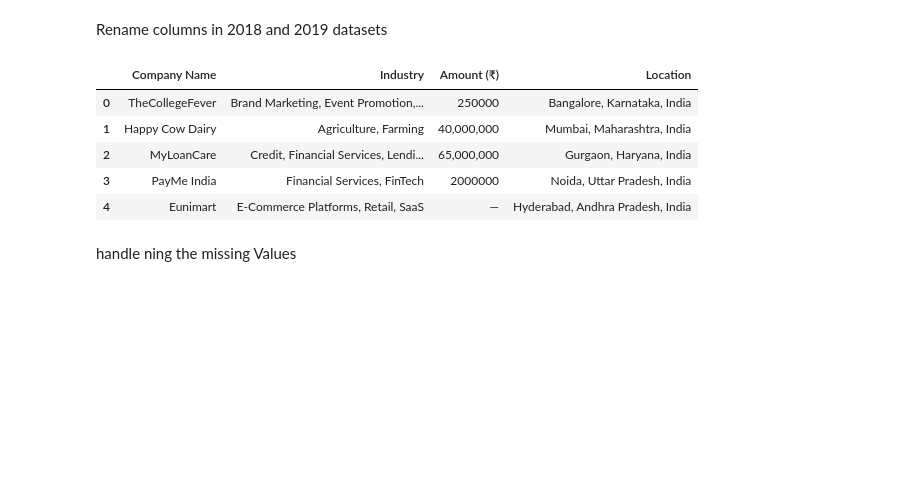
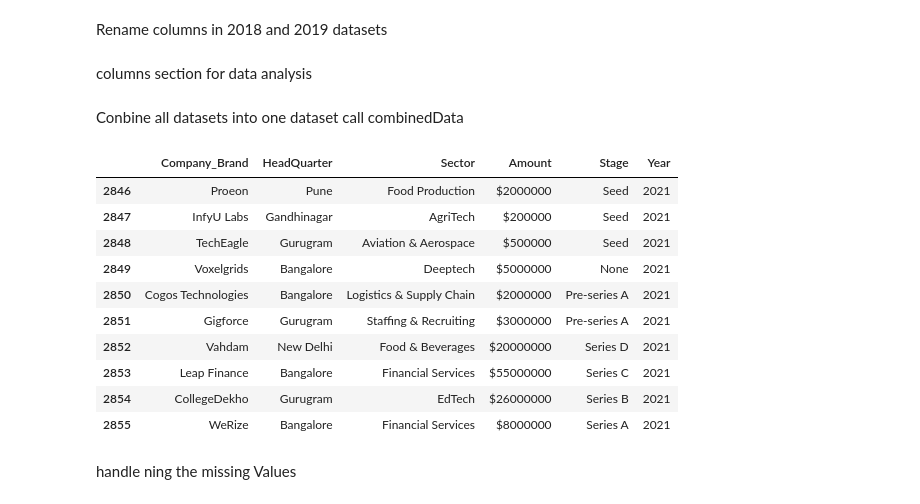
Before and after one commit to DelphinKdl/-Data-analysis-project-Data-Driven-Insights-for-Indian-Startup-Growth, a Jupyter notebook: notebook.ipynb, the cells around one changed output. Saved outputs shown, nothing was run; the diff lists cells and outputs as text; code cells hidden in the pictures; blank space fills up the shorter version.

Commit message:
concatinate the tables

```diff
--- a/notebook.ipynb
+++ b/notebook.ipynb
@@ -286,19 +286,33 @@ data_2021['Year'] = 2021
 # %%
 data_2018.rename(columns={'Company Name':'Company_Brand','Industry':'Sector','Round/Series':'Stage','Location':'HeadQuarter','About Company':'What it does'} ,inplace=True)
 data_2019.rename(columns={'Company/Brand':'Company_Brand','Amount($)':'Amount'},inplace=True)
+# %% [markdown]
+ columns section for data analysis
 # %%
 # Select the specified columns for analysis
-selected_columns_2018 = data_2018[["Company Name","Industry","Amount","Location",]]
-data_2018 = selected_columns_2018
-
-selected_columns_2019 =  data_2019[["Company/Brand", "HeadQuarter","Sector", "Amount($)"]]
-data_2019 = selected_columns_2019
-
-selected_columns_2020 = data_2020[["Company_Brand",  "Sector", "Amount", "HeadQuarter","Investor" ]]
-data_2020 = selected_columns_2020
-
-selected_columns_2021 = data_2021[["Company_Brand",  "Sector","Amount","HeadQuarter","Investor"]]
-data_2021 = selected_columns_2021
+data_2018_selected = data_2018[['Company_Brand','HeadQuarter','Sector','Amount','Stage', 'Year']]
+data_2019_selected = data_2019[['Company_Brand','HeadQuarter','Sector','Amount','Stage','Year']]
+data_2020_selected = data_2020[['Company_Brand','HeadQuarter','Sector','Amount','Stage','Year']]
+data_2021_selected = data_2021[['Company_Brand','HeadQuarter','Sector','Amount','Stage','Year']]
+# %% [markdown]
+ Conbine all datasets into one dataset call combinedData
+# %%
+# concatinate the tables
+combinedData= pd.concat([data_2018_selected,data_2019_selected,data_2020_selected,data_2021_selected],ignore_index=True)
+# %%
+combinedData.tail(10)
+# %% [output]
+|  | Company_Brand | HeadQuarter | Sector | Amount | Stage | Year |
+| 2846 | Proeon | Pune | Food Production | $2000000 | Seed | 2021 |
+| 2847 | InfyU Labs | Gandhinagar | AgriTech | $200000 | Seed | 2021 |
+| 2848 | TechEagle | Gurugram | Aviation & Aerospace | $500000 | Seed | 2021 |
+| 2849 | Voxelgrids | Bangalore | Deeptech | $5000000 | None | 2021 |
+| 2850 | Cogos Technologies | Bangalore | Logistics & Supply Chain | $2000000 | Pre-series A | 2021 |
+| 2851 | Gigforce | Gurugram | Staffing & Recruiting | $3000000 | Pre-series A | 2021 |
+| 2852 | Vahdam | New Delhi | Food & Beverages | $20000000 | Series D | 2021 |
+| 2853 | Leap Finance | Bangalore | Financial Services | $55000000 | Series C | 2021 |
+| 2854 | CollegeDekho | Gurugram | EdTech | $26000000 | Series B | 2021 |
+| 2855 | WeRize | Bangalore | Financial Services | $8000000 | Series A | 2021 |
 # %%
 
 #Replace the $ sign in the Amount column: in 2018,20 and 2021
@@ -316,11 +324,2 @@ data_2021=data_2021.rename(columns={'Amount': 'Amount ($)'})
-# %%
-data_2018.head()
-# %% [output]
-|  | Company Name | Industry | Amount (₹) | Location |
-| 0 | TheCollegeFever | Brand Marketing, Event Promotion,... | 250000 | Bangalore, Karnataka, India |
-| 1 | Happy Cow Dairy | Agriculture, Farming | 40,000,000 | Mumbai, Maharashtra, India |
-| 2 | MyLoanCare | Credit, Financial Services, Lendi... | 65,000,000 | Gurgaon, Haryana, India |
-| 3 | PayMe India | Financial Services, FinTech | 2000000 | Noida, Uttar Pradesh, India |
-| 4 | Eunimart | E-Commerce Platforms, Retail, SaaS | — | Hyderabad, Andhra Pradesh, India |
 # %% [markdown]
  handle ning the missing Values
```
Also changed, not shown: parts of 1 cell of this notebook.
